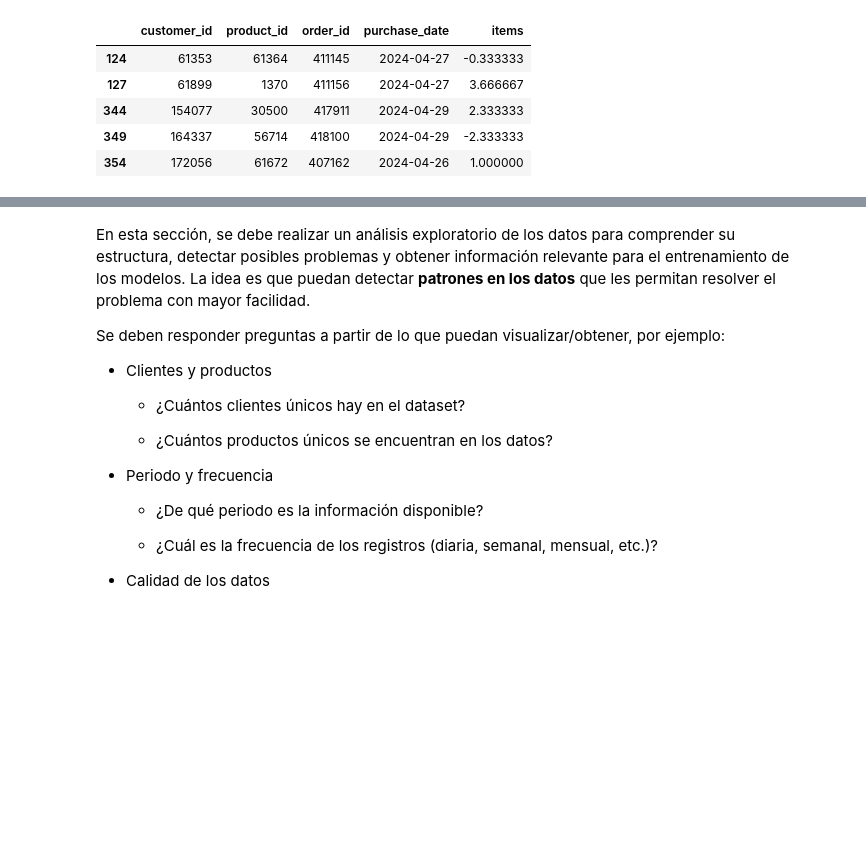
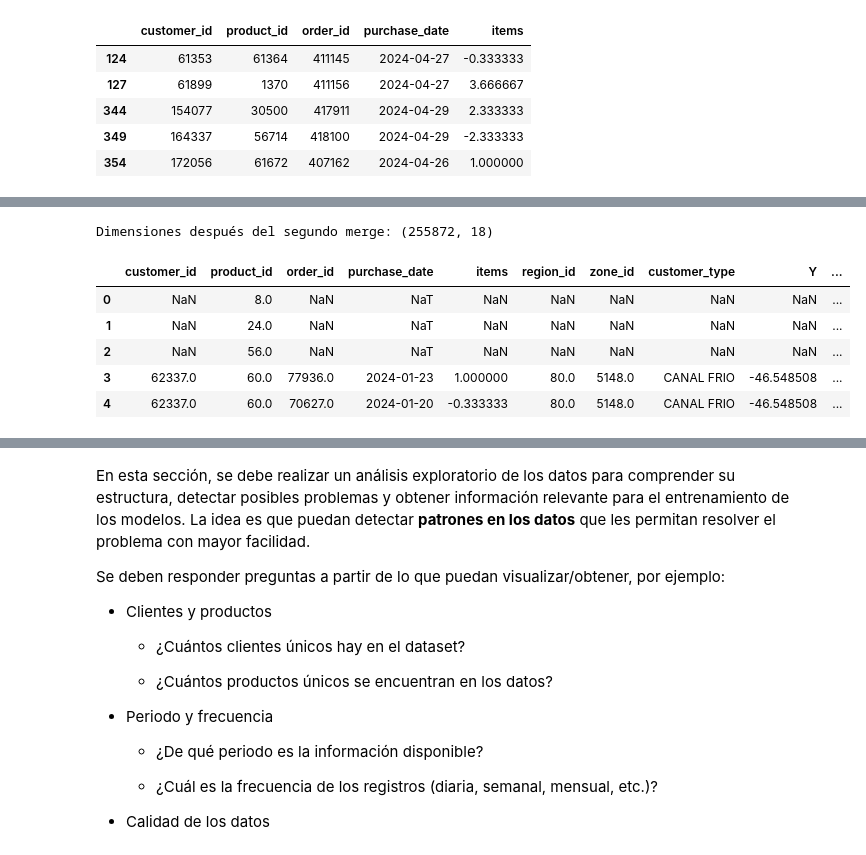
Before and after one commit to fco-marquez/MDS7202_Free_Riders, a Jupyter notebook: entrega1/enunciado_entrega1.ipynb, the cells around one changed output, grey strips where cells are left out. Saved outputs shown, nothing was run; the diff lists cells and outputs as text; code cells hidden in the pictures; blank space fills up the shorter version.

```diff
--- a/entrega1/enunciado_entrega1.ipynb
+++ b/entrega1/enunciado_entrega1.ipynb
@@ -216,3 +311,16 @@ df_full.head()
+# %%
+# Merge de las tablas de transacciones y clientes con productos
+df_merged = pd.merge(df_merged1, df_products, left_on='product_id', right_on='product_id', how='outer')
+print(f"Dimensiones después del segundo merge: {df_merged.shape}")
+df_merged.head()
+# %% [output]
+Dimensiones después del segundo merge: (255872, 18)
+|  | customer_id | product_id | order_id | purchase_date | items | region_id | zone_id | customer_type | Y | ... |
+| 0 | NaN | 8.0 | NaN | NaT | NaN | NaN | NaN | NaN | NaN | ... |
+| 1 | NaN | 24.0 | NaN | NaT | NaN | NaN | NaN | NaN | NaN | ... |
+| 2 | NaN | 56.0 | NaN | NaT | NaN | NaN | NaN | NaN | NaN | ... |
+| 3 | 62337.0 | 60.0 | 77936.0 | 2024-01-23 | 1.000000 | 80.0 | 5148.0 | CANAL FRIO | -46.548508 | ... |
+| 4 | 62337.0 | 60.0 | 70627.0 | 2024-01-20 | -0.333333 | 80.0 | 5148.0 | CANAL FRIO | -46.548508 | ... |
 # %% [markdown]
 ## 📌 EDA [0.5 puntos]
 
```
Also changed, not shown: parts of 13 cells of this notebook.
